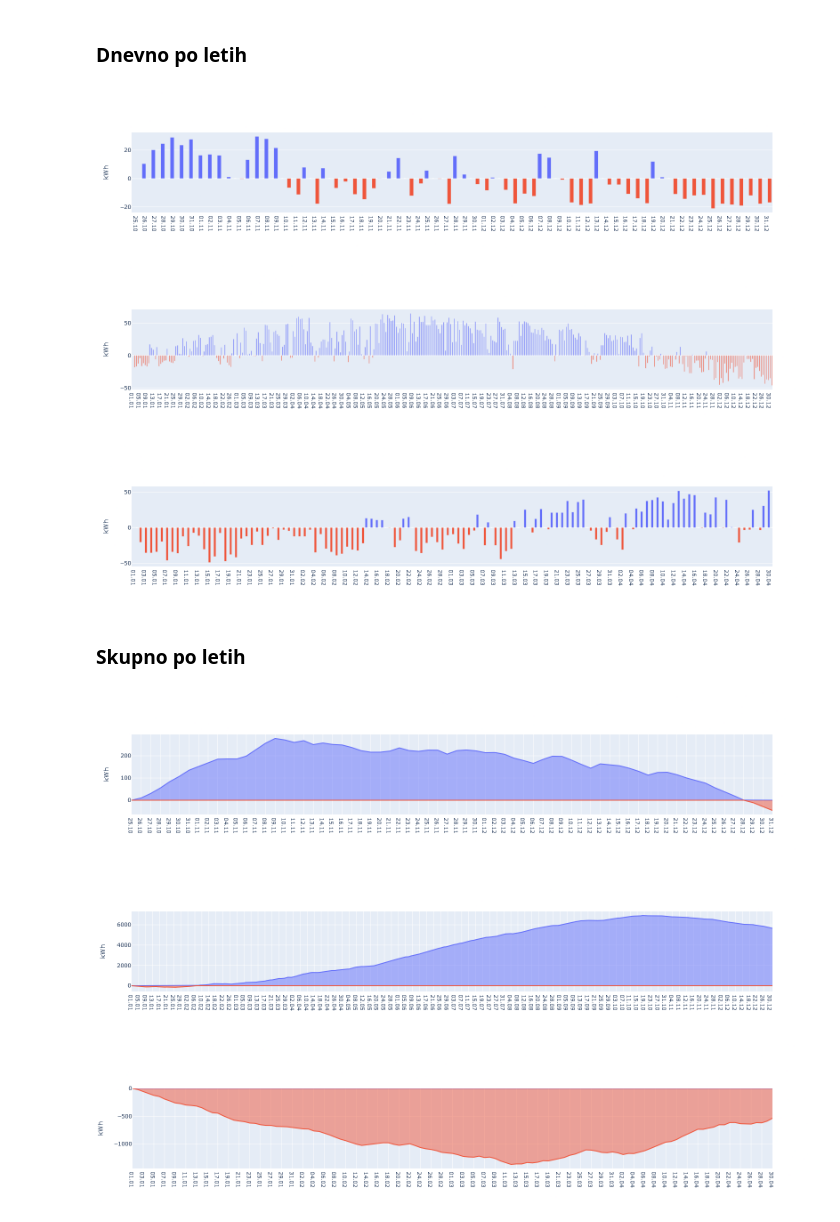
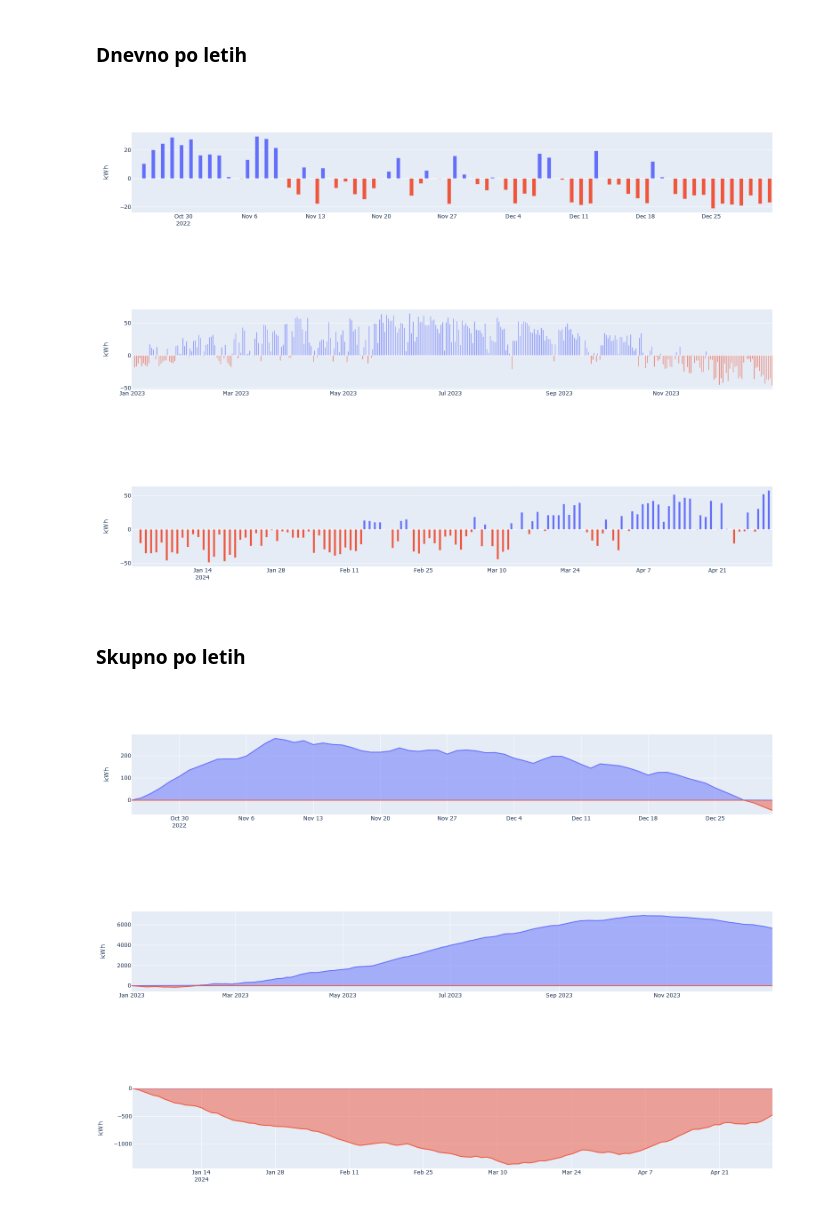
Before and after one commit to nejc100par/elektro_stats, a Jupyter notebook: elektrika.ipynb, the cells around one changed output. Cells and saved outputs as stored; diff of their text form; code cells hidden in the pictures.

```diff
--- a/elektrika.ipynb
+++ b/elektrika.ipynb
@@ -5,14 +5,9 @@ offline.init_notebook_mode(connected=True)
 import plotly.express as px
 import plotly.graph_objects as go
 import numpy as np
-from datetime import datetime
+import datetime
 
-
-first_day = "25.10.2022"
-last_day = "01.05.2024"
-startDate = datetime.strptime(first_day, '%d.%m.%Y')
-endDate = datetime.strptime(last_day, '%d.%m.%Y')
-years = range(startDate.year,endDate.year+1)
+years = range(2022, datetime.date.today().year+1)
 days_in_year = pd.Series(pd.date_range("2000", freq="D", periods=366)).dt.strftime('%d.%m').values
 # %% [markdown]
 # Elektrika
@@ -21,22 +16,12 @@ days_in_year = pd.Series(pd.date_range("2000", freq="D", periods=366)).dt.strfti
 csvs = []
 for i,year in enumerate(years):
     csv = pd.read_csv('data/elektro-'+str(year)+'.csv',parse_dates=["Datum"])
-    csv.index = pd.DatetimeIndex(csv['Datum'])
-    #dates in year
-    start_date_range = datetime.strptime(str(year), '%Y')
-    end_date_range = datetime.strptime(str(year+1), '%Y')
-    if (year == startDate.year):
-        start_date_range = startDate
-    if (year == endDate.year):
-        end_date_range = endDate
-    #all the dates within year
-    idx = pd.date_range(start_date_range, end_date_range, freq="D",inclusive="left")
-    csv = csv.reindex(idx)
-    csv['Datum'] = csv.index
-    csv = csv.reset_index(drop=True)
-    csv['Datum'] = pd.to_datetime(csv['Datum'])
+    csv = (csv.set_index('Datum')
+      .reindex(pd.date_range(csv['Datum'].min(), csv['Datum'].max(), freq="D"))
+      .rename_axis(['Datum'])
+      .reset_index())
     csvs.append(csv)
-#csv[0].dtypes
+#csv
 # %%
 #interpolated
 csvs_filled = []
@@ -122,24 +107,23 @@ fig.show()
 # %%
 for i,csv in enumerate(csvs_filled):
     prejeta_per_day = csv['PREJETA DELOVNA ENERGIJA ET'] - csv['PREJETA DELOVNA ENERGIJA ET'].shift(1, fill_value=csv['PREJETA DELOVNA ENERGIJA ET'][0]);
     oddana_per_day = csv['ODDANA DELOVNA ENERGIJA ET'] - csv['ODDANA DELOVNA ENERGIJA ET'].shift(1, fill_value=csv['ODDANA DELOVNA ENERGIJA ET'][0]);
 
     pm = oddana_per_day - prejeta_per_day
 
     mask = pm >= 0
     plus = np.where(mask, pm, 0)
     minus = np.where(mask, 0, pm)
 
     fig = go.Figure()
-    fig.add_traces(go.Bar(x=csv['Datum'].dt.strftime('%d.%m'), y = plus, name=""))
-    fig.add_traces(go.Bar(x=csv['Datum'].dt.strftime('%d.%m'), y = minus, name=""))
-    fig.update_xaxes(categoryorder='array', categoryarray=days_in_year)
+    fig.add_traces(go.Bar(x=csv['Datum'], y = plus, name=""))
+    fig.add_traces(go.Bar(x=csv['Datum'], y = minus, name=""))
     fig.update_layout(hovermode='x unified',showlegend=False, yaxis=dict(title="kWh"))
     fig.show()
 # %% [output]
-[figure, old version]
+[figure, new version]
-[figure, old version]
+[figure, new version]
-[figure, old version]
+[figure, new version]
 # %% [markdown]
 ### Skupno po letih
 # %%
@@ -154,12 +138,11 @@ for i,csv in enumerate(csvs_filled):
     minus = np.where(mask, 0, pm)
 
     fig = go.Figure()
-    fig.add_trace(go.Scatter(x=csv['Datum'].dt.strftime('%d.%m'), y = plus, fill='tozeroy', name=""))
-    fig.add_trace(go.Scatter(x=csv['Datum'].dt.strftime('%d.%m'), y = minus, fill='tozeroy', name=""))
-    fig.update_xaxes(categoryorder='array', categoryarray=days_in_year)
+    fig.add_trace(go.Scatter(x=csv['Datum'], y = plus, fill='tozeroy', name=""))
+    fig.add_trace(go.Scatter(x=csv['Datum'], y = minus, fill='tozeroy', name=""))
     fig.update_layout(hovermode='x unified',showlegend=False, yaxis=dict(title="kWh"))
     fig.show()
 # %% [output]
-[figure, old version]
+[figure, new version]
-[figure, old version]
+[figure, new version]
-[figure, old version]
+[figure, new version]
```
Also changed, not shown: parts of 4 cells of this notebook, 6 other files.
